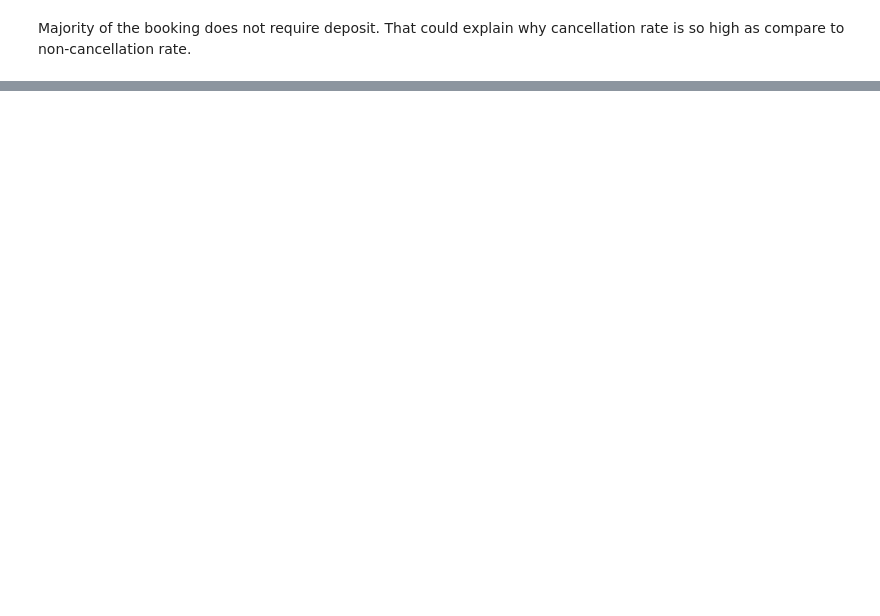
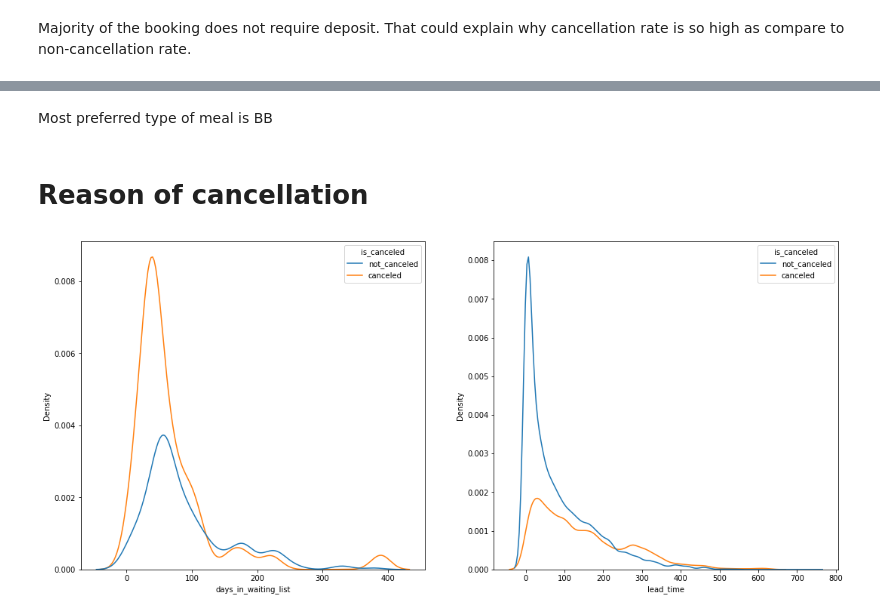
Before and after one commit to sanjayrawat2468/Hotel-Booking-Analysis, a Jupyter notebook: Copy_of_Hotel_Booking_Analysis_Capstone_Project.ipynb, the cells around one changed output, grey strips where cells are left out. Cells and saved outputs as stored; diff of their text form; code cells hidden in the pictures; blank space fills up the shorter version.

```diff
--- a/Copy_of_Hotel_Booking_Analysis_Capstone_Project.ipynb
+++ b/Copy_of_Hotel_Booking_Analysis_Capstone_Project.ipynb
@@ -321,0 +395,12 @@ Majority of the booking does not require deposit. That could explain why cancell
+# %% [markdown]
+Most preferred type of meal is BB
+# %% [markdown]
+# **Reason of cancellation**
+# %%
+waiting_bookings = df_clean[df_clean['days_in_waiting_list'] !=0]
+fig, axes = plt.subplots(1, 2, figsize=(18, 8))
+sns.kdeplot(ax=axes[0],x = 'days_in_waiting_list', hue = 'is_canceled' , data = waiting_bookings)
+sns.kdeplot(ax = axes[1], x = df_clean['lead_time'], hue = df_clean['is_canceled'])
+plt.show()
+# %% [output]
+[figure, added]
```
Also changed, not shown: parts of 38 cells of this notebook.
